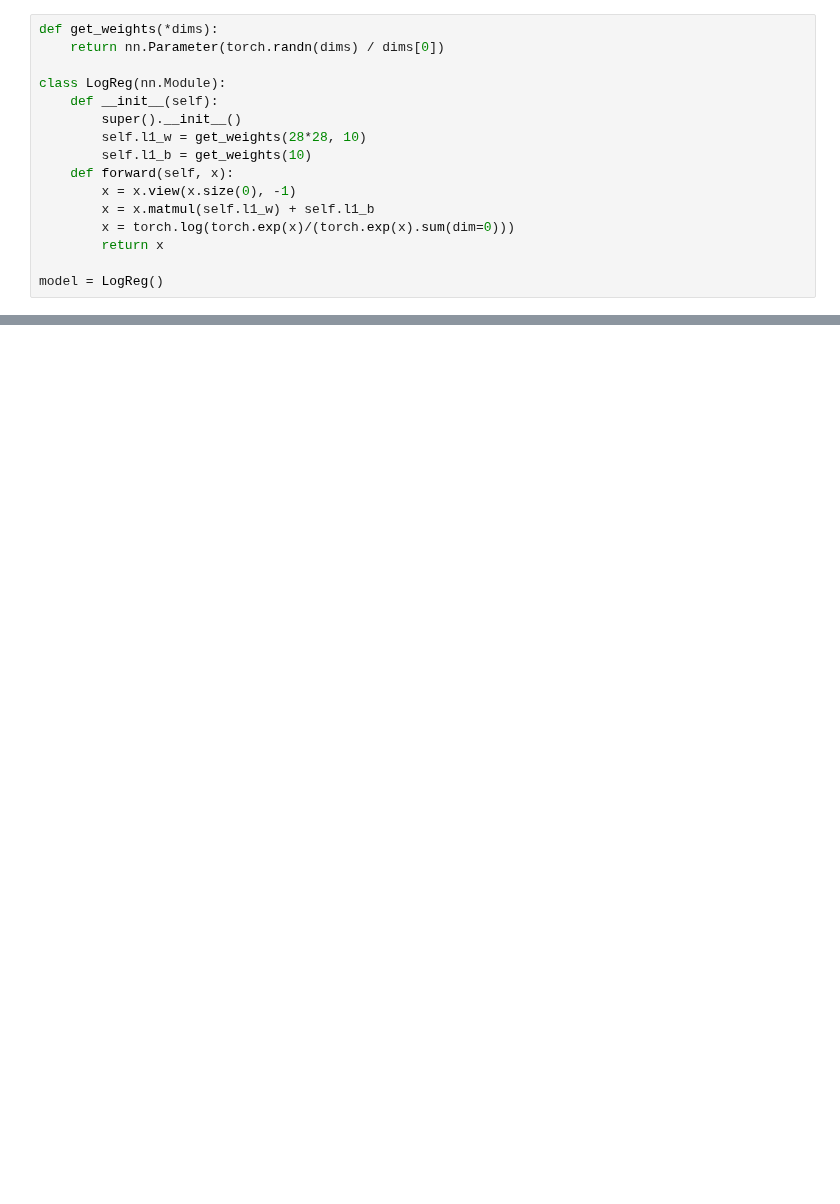
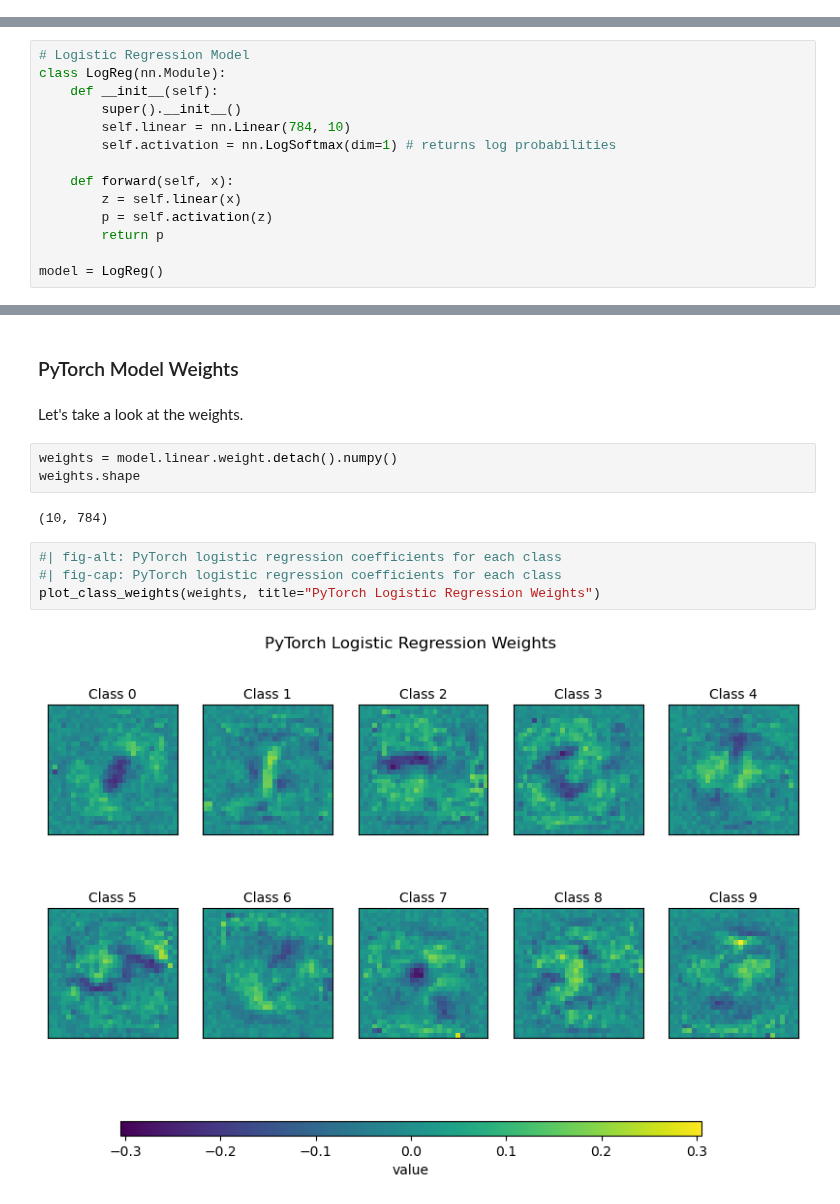
Before and after one commit to mcb00/rr-blog, a Jupyter notebook: posts/logistic-regression-with-pytorch/nn.ipynb, the cells around one changed output, grey strips where cells are left out. Cells and saved outputs as stored; diff of their text form; blank space fills up the shorter version.

```diff
--- a/posts/logistic-regression-with-pytorch/nn.ipynb
+++ b/posts/logistic-regression-with-pytorch/nn.ipynb
@@ -402,16 +0,0 @@ tensor([0.0333, 0.0939, 0.0999, 0.0333, 0.0878, 0.0014, 0.0333, 0.0333, 0.0666,
-# %%
-def get_weights(*dims):
-    return nn.Parameter(torch.randn(dims) / dims[0])
-
-class LogReg(nn.Module):
-    def __init__(self):
-        super().__init__()
-        self.l1_w = get_weights(28*28, 10)
-        self.l1_b = get_weights(10)
-    def forward(self, x):
-        x = x.view(x.size(0), -1)
-        x = x.matmul(self.l1_w) + self.l1_b
-        x = torch.log(torch.exp(x)/(torch.exp(x).sum(dim=0)))
-        return x
-
-model = LogReg()
@@ -419,0 +225,14 @@ opt = torch.optim.SGD(model.parameters())
+# %%
+# Logistic Regression Model
+class LogReg(nn.Module):
+    def __init__(self):
+        super().__init__()
+        self.linear = nn.Linear(784, 10)
+        self.activation = nn.LogSoftmax(dim=1) # returns log probabilities
+
+    def forward(self, x):
+        z = self.linear(x)
+        p = self.activation(z)
+        return p
+
+model = LogReg()
@@ -419,0 +288,15 @@ opt = torch.optim.SGD(model.parameters())
+# %% [markdown]
+### PyTorch Model Weights
+# %% [markdown]
+Let's take a look at the weights.
+# %%
+weights = model.linear.weight.detach().numpy()
+weights.shape
+# %% [output]
+(10, 784)
+# %%
+#| fig-alt: PyTorch logistic regression coefficients for each class
+#| fig-cap: PyTorch logistic regression coefficients for each class
+plot_class_weights(weights, title="PyTorch Logistic Regression Weights")
+# %% [output]
+[figure, added]
```
Also changed, not shown: parts of 64 cells of this notebook.
